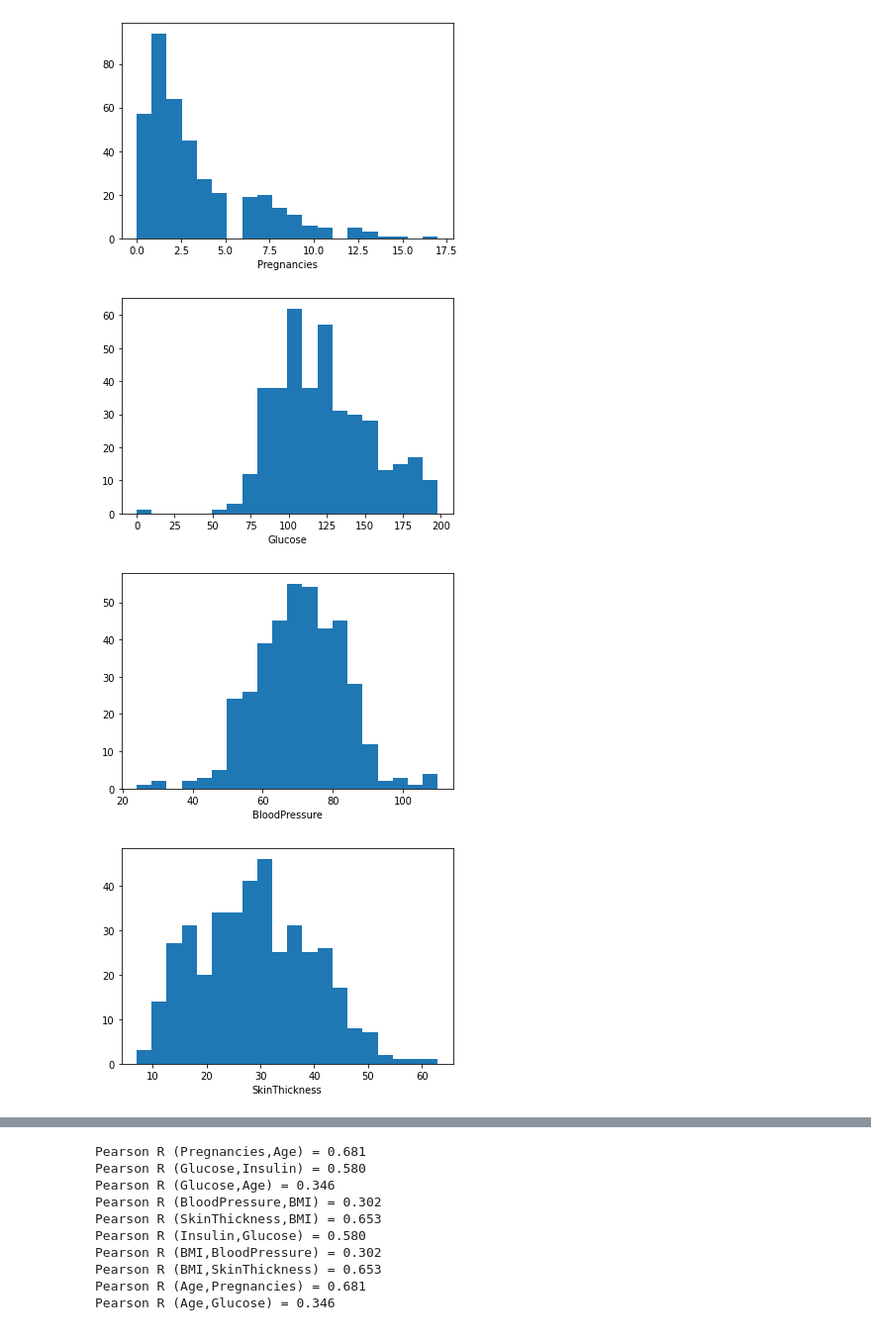
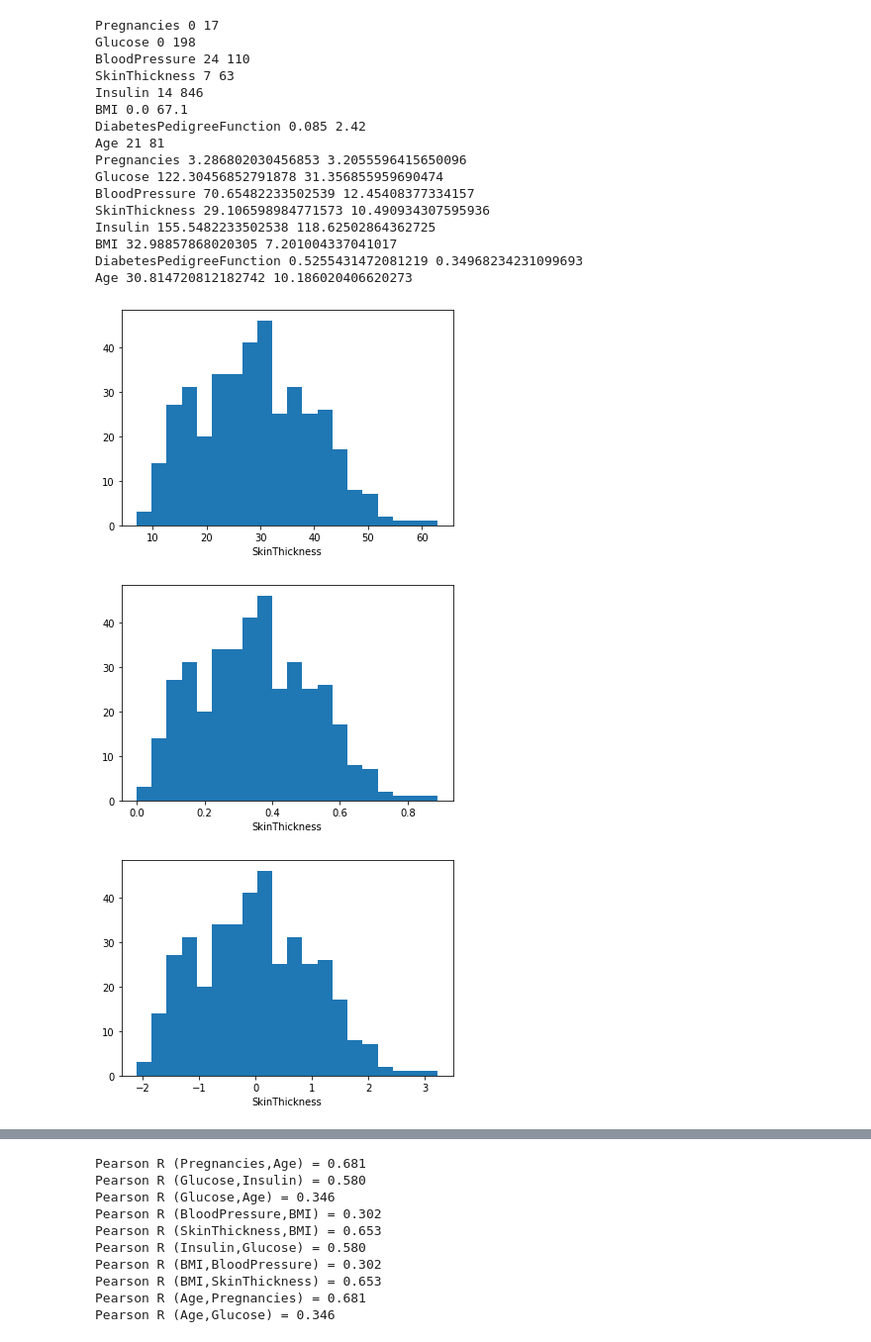
Before and after one commit to btannenw/BRAF, a Jupyter notebook: explore/exploreData.ipynb, the cells around one changed output, grey strips where cells are left out. Shown at 99% size. Cells and saved outputs as stored; diff of their text form; code cells hidden in the pictures.

```diff
--- a/explore/exploreData.ipynb
+++ b/explore/exploreData.ipynb
@@ -13,10 +17,29 @@ import pandas as pd
 from matplotlib import pyplot as plt
 import numpy as np
 # %%
-df_raw = pd.read_csv('/home/btannenw/Desktop/life/challenges/ML_Technical/diabetes.csv')
+df_raw = pd.read_csv('/home/btannenw/Desktop/life/challenges/BRAF/ML_Technical/diabetes.csv')
 # %%
 df_raw
 df_dropZero = df_raw[ df_raw.Insulin!=0]
+df_minMaxScale = minMaxScaleVariables(df_dropZero)
+df_standardScale = standardScaleVariables(df_dropZero)
+# %% [output]
+Pregnancies 0 17
+Glucose 0 198
+BloodPressure 24 110
+SkinThickness 7 63
+Insulin 14 846
+BMI 0.0 67.1
+DiabetesPedigreeFunction 0.085 2.42
+Age 21 81
+Pregnancies 3.286802030456853 3.2055596415650096
+Glucose 122.30456852791878 31.356855959690474
+BloodPressure 70.65482233502539 12.45408377334157
+SkinThickness 29.106598984771573 10.490934307595936
+Insulin 155.5482233502538 118.62502864362725
+BMI 32.98857868020305 7.201004337041017
+DiabetesPedigreeFunction 0.5255431472081219 0.34968234231099693
+Age 30.814720812182742 10.186020406620273
 # %%
 def plotOneVariable(_df, varName='', bins=10):
     """ just like what it sounds like"""
@@ -71,9 +158,14 @@ def standardScaleVariables(df):
 # %%
+nBins = 20
+#plotVar = 'Insulin'
+plotVar = 'SkinThickness'
+
 for variable in df_dropZero.columns.to_list():
-    if variable != 'Outcome':
-        plotOneVariable(df_dropZero, variable, bins=20)
+    if variable == plotVar:
+        plotOneVariable(df_dropZero, variable, bins=nBins)
+        plotOneVariable(df_minMaxScale, variable, bins=nBins)
+        plotOneVariable(df_standardScale, variable, bins=nBins)
 # %% [output]
-[figure, old version]
+[figure, new version]
-[figure, old version]
+[figure, new version]
-[figure, old version]
+[figure, new version]
-[figure, removed]
```
Also changed, not shown: parts of 28 cells of this notebook.
